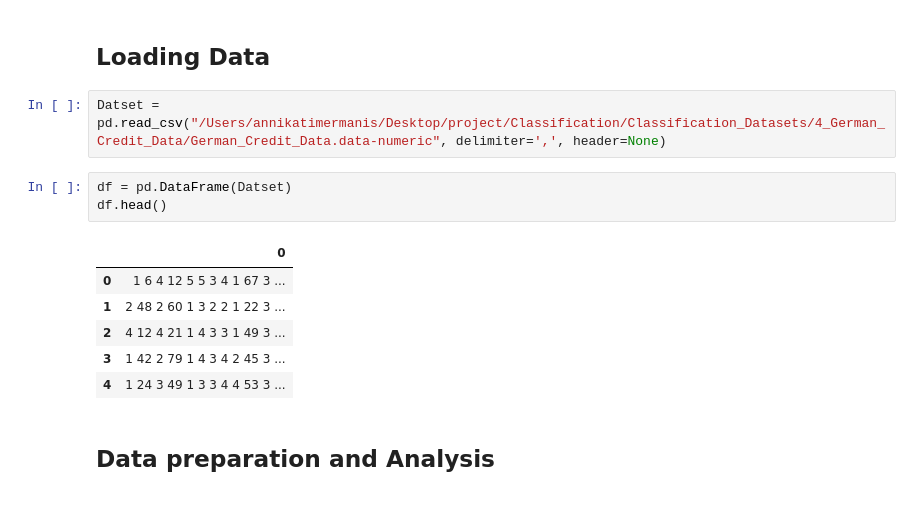
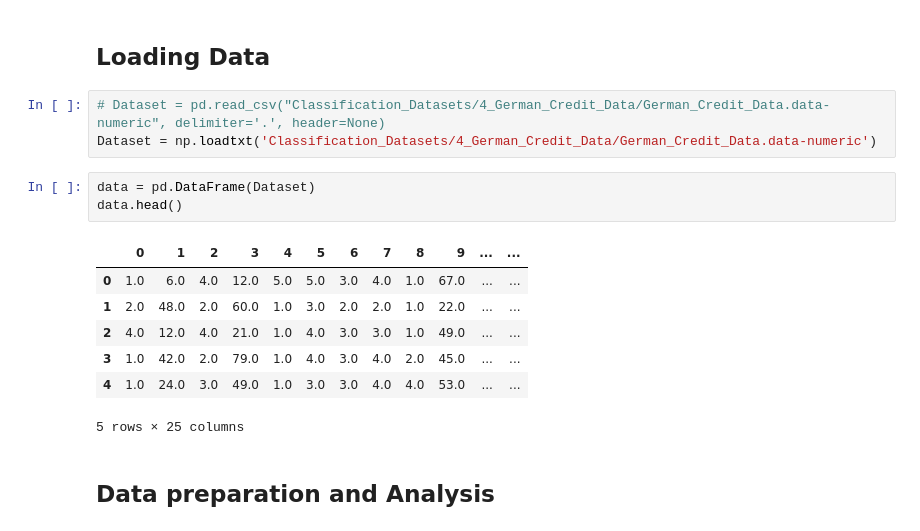
Before and after one commit to Amir-h055/Machine-Learning, a Jupyter notebook: project/Classification/German_Credit_Data.ipynb, the cells around one changed output. Cells and saved outputs as stored; diff of their text form.

```diff
--- a/project/Classification/German_Credit_Data.ipynb
+++ b/project/Classification/German_Credit_Data.ipynb
@@ -23,17 +30,19 @@ from sklearn.tree import DecisionTreeClassifier, plot_tree
 # %% [markdown]
 ## Loading Data
 # %%
-Datset = pd.read_csv("/Users/annikatimermanis/Desktop/project/Classification/Classification_Datasets/4_German_Credit_Data/German_Credit_Data.data-numeric", delimiter=',', header=None)
+# Dataset = pd.read_csv("Classification_Datasets/4_German_Credit_Data/German_Credit_Data.data-numeric", delimiter='.', header=None)
+Dataset = np.loadtxt('Classification_Datasets/4_German_Credit_Data/German_Credit_Data.data-numeric')
 # %%
-df = pd.DataFrame(Datset)
-df.head()
+data = pd.DataFrame(Dataset)
+data.head()
 # %% [output]
-|  | 0 |
-| 0 | 1 6 4 12 5 5 3 4 1 67 3 ... |
-| 1 | 2 48 2 60 1 3 2 2 1 22 3 ... |
-| 2 | 4 12 4 21 1 4 3 3 1 49 3 ... |
-| 3 | 1 42 2 79 1 4 3 4 2 45 3 ... |
-| 4 | 1 24 3 49 1 3 3 4 4 53 3 ... |
+|  | 0 | 1 | 2 | 3 | 4 | 5 | 6 | 7 | 8 | 9 | ... | ... |
+| 0 | 1.0 | 6.0 | 4.0 | 12.0 | 5.0 | 5.0 | 3.0 | 4.0 | 1.0 | 67.0 | ... | ... |
+| 1 | 2.0 | 48.0 | 2.0 | 60.0 | 1.0 | 3.0 | 2.0 | 2.0 | 1.0 | 22.0 | ... | ... |
+| 2 | 4.0 | 12.0 | 4.0 | 21.0 | 1.0 | 4.0 | 3.0 | 3.0 | 1.0 | 49.0 | ... | ... |
+| 3 | 1.0 | 42.0 | 2.0 | 79.0 | 1.0 | 4.0 | 3.0 | 4.0 | 2.0 | 45.0 | ... | ... |
+| 4 | 1.0 | 24.0 | 3.0 | 49.0 | 1.0 | 3.0 | 3.0 | 4.0 | 4.0 | 53.0 | ... | ... |
+5 rows × 25 columns
 # %% [markdown]
 ## Data preparation and Analysis
 # %%
```
Also changed, not shown: parts of 54 cells of this notebook.
